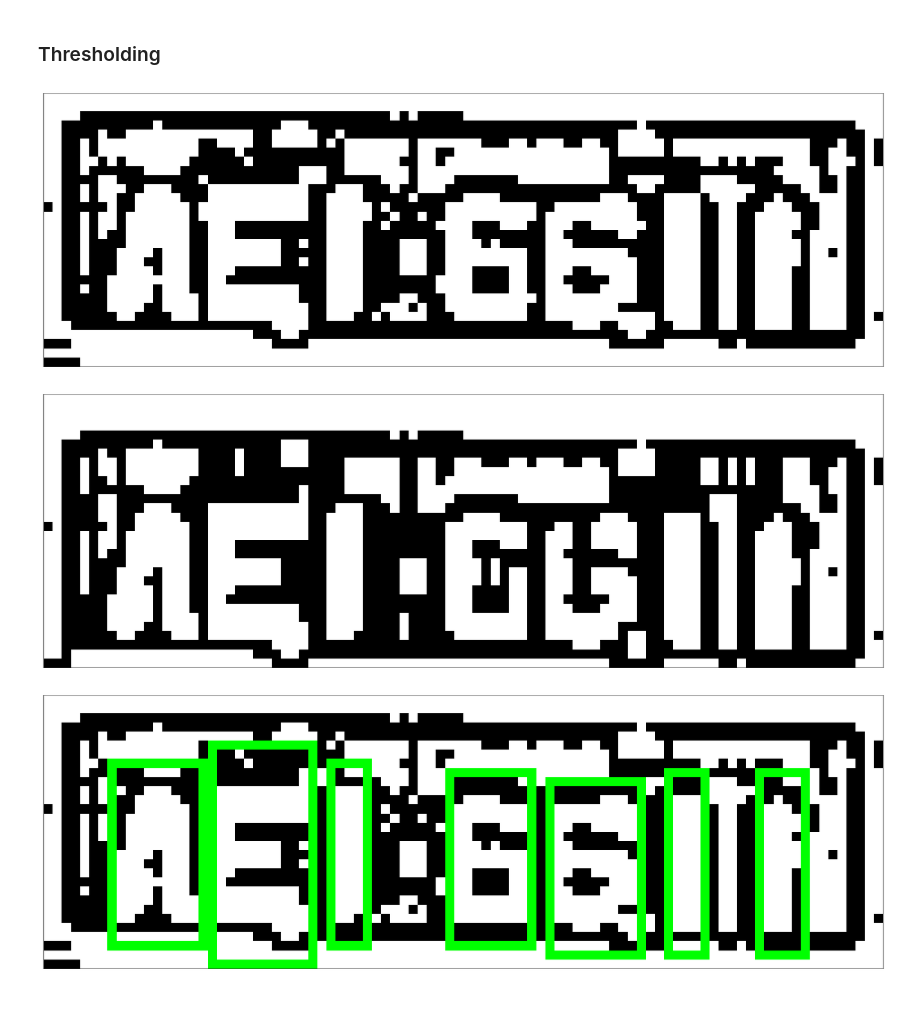
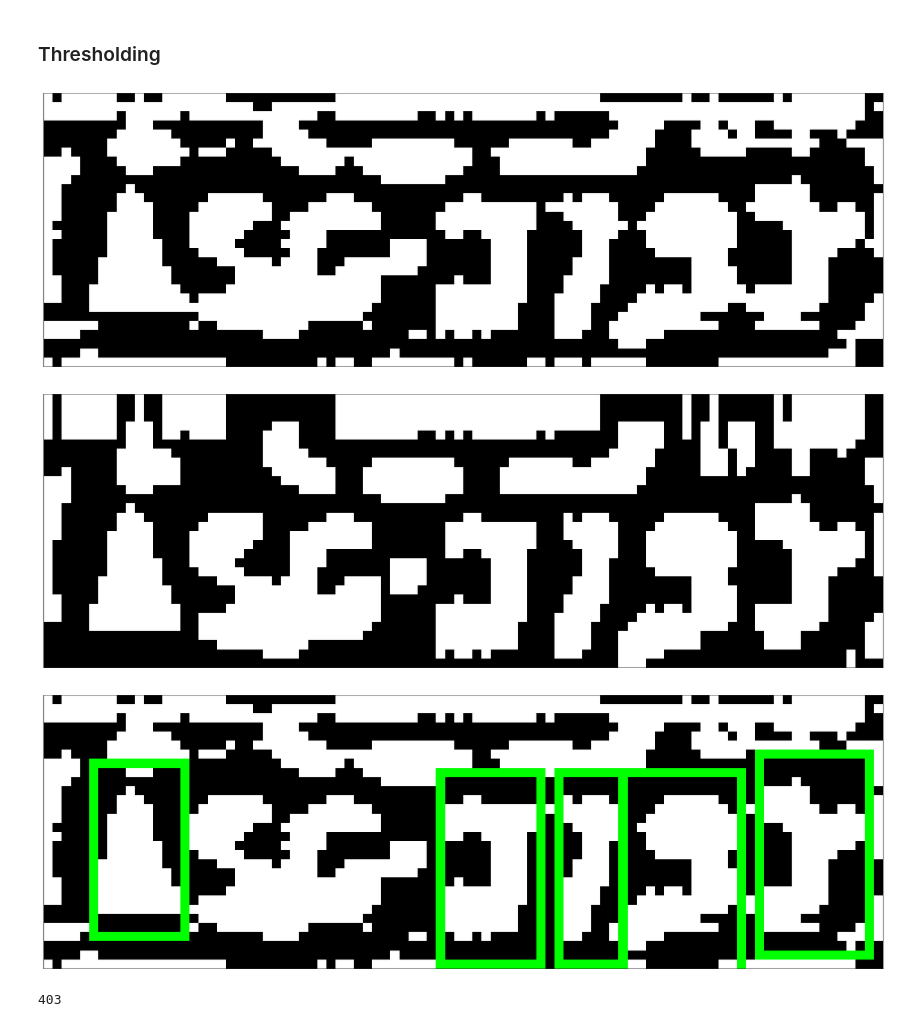
Before and after one commit to juliobguedes/ALPR-IA, a Jupyter notebook: code/Teste de Caracteres.ipynb, the cells around one changed output. Cells and saved outputs as stored; diff of their text form; code cells hidden in the pictures.

```diff
--- a/code/Teste de Caracteres.ipynb
+++ b/code/Teste de Caracteres.ipynb
@@ -60,5 +40,5 @@ for a in arq:
 # %%
-imagem = grayscale[70].copy()
+imagem = grayscale[90].copy()
 hsv = cv2.cvtColor(imagem, cv2.COLOR_GRAY2BGR)
 hsv = cv2.cvtColor(hsv, cv2.COLOR_BGR2HSV)
 plot(imagem)
@@ -84,7 +64,7 @@ plt.bar(bin_centers, h, width=w)
 ###################################################################
 
 plt.subplot(2,3,2)
-teste_media = cv2.blur(imagem.copy(), (3,3))
+teste_media = cv2.GaussianBlur(imagem.copy(), (5,5), 5, 5)
 plt.title("Filtro de média")
 plt.imshow(teste_media, cmap="gray")
 
@@ -118,22 +98,22 @@ plt.bar(bin_centers, h, width=w)
 # %% [markdown]
 ### Thresholding
 # %%
-thr = cv2.adaptiveThreshold(teste_eql.copy(), 255, cv2.ADAPTIVE_THRESH_GAUSSIAN_C, cv2.THRESH_BINARY_INV, 3, 0)
+thr = cv2.adaptiveThreshold(teste_eql.copy(), 255, cv2.ADAPTIVE_THRESH_GAUSSIAN_C, cv2.THRESH_BINARY_INV, 7, 0)
 plot(thr)
 # %% [output]
-[figure, old version]
+[figure, new version]
 # %%
-closed1 = cv2.morphologyEx(thr.copy(), cv2.MORPH_OPEN, (3,3), iterations=2)
+closed1 = cv2.morphologyEx(thr.copy(), cv2.MORPH_OPEN, (5,5), iterations=2)
 _, ctrs1, _ = cv2.findContours(closed1.copy(), cv2.RETR_EXTERNAL, cv2.CHAIN_APPROX_SIMPLE)
 plot(closed1)
 
 here1 = thr.copy()
 here1 = cv2.cvtColor(here1, cv2.COLOR_GRAY2BGR)
 for cnt in ctrs1:
     (x, y, w, h) = cv2.boundingRect(cnt)
     if (12 < h < 20 and 3 < w < 15 and 3 < x < 89):
         cv2.rectangle(here1, (x,y-5), (x+w,y+h), (0, 255, 0), 1)
 plot(here1)
 # %% [output]
-[figure, old version]
+[figure, new version]
-[figure, old version]
+[figure, new version]
@@ -139,0 +135,5 @@ plot(here1)
+# %%
+score = sum(pipeline(g) for g in grayscale)
+score
+# %% [output]
+403
```
Also changed, not shown: parts of 6 cells of this notebook, 1 other file.
